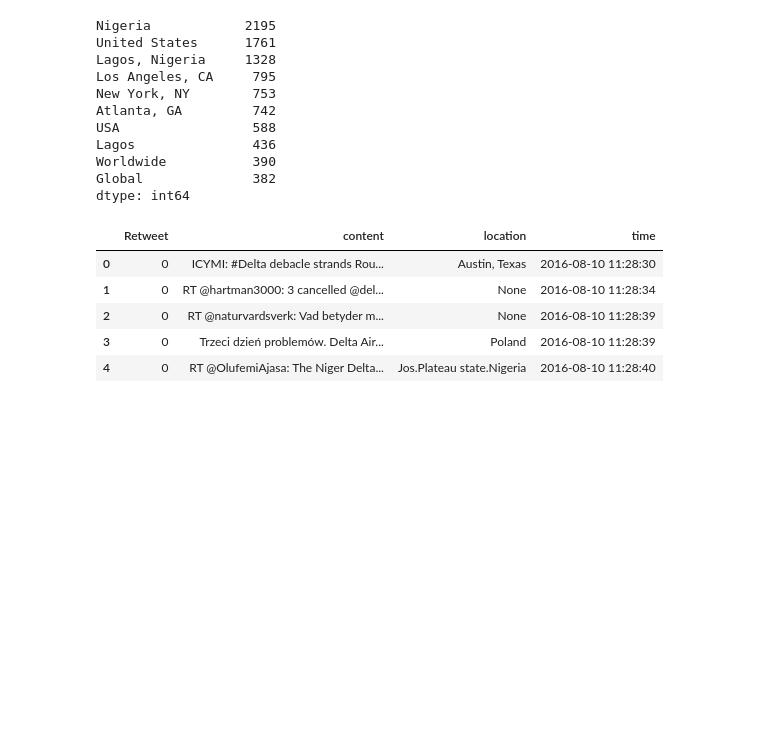
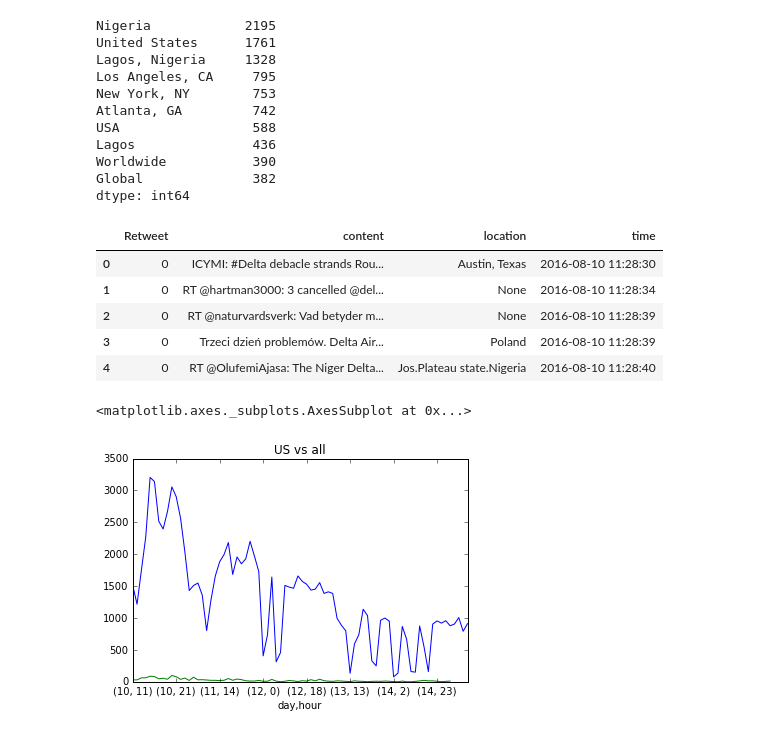
Before and after one commit to MiyainNYC/2016Summer_RA-API, a Jupyter notebook: Analyze Stream Tweets.ipynb, the cells around one changed output. Drawn from its saved outputs; the diff is of its cells as text; code cells hidden in the pictures; blank space fills up the shorter version.

```diff
--- a/Analyze Stream Tweets.ipynb
+++ b/Analyze Stream Tweets.ipynb
@@ -72 +74,7 @@ import matplotlib.pyplot as plt
+# %%
+df_tweets.groupby(['day','hour']).count()['time'].plot(label = 'all')
+df_tweets_us.groupby(['day','hour']).count()['time'].plot(label = 'US',title = 'US vs all')
+# %% [output]
+<matplotlib.axes._subplots.AxesSubplot at 0x...>
+[figure, added]
 # %%
```
Also changed, not shown: parts of 4 cells of this notebook.
